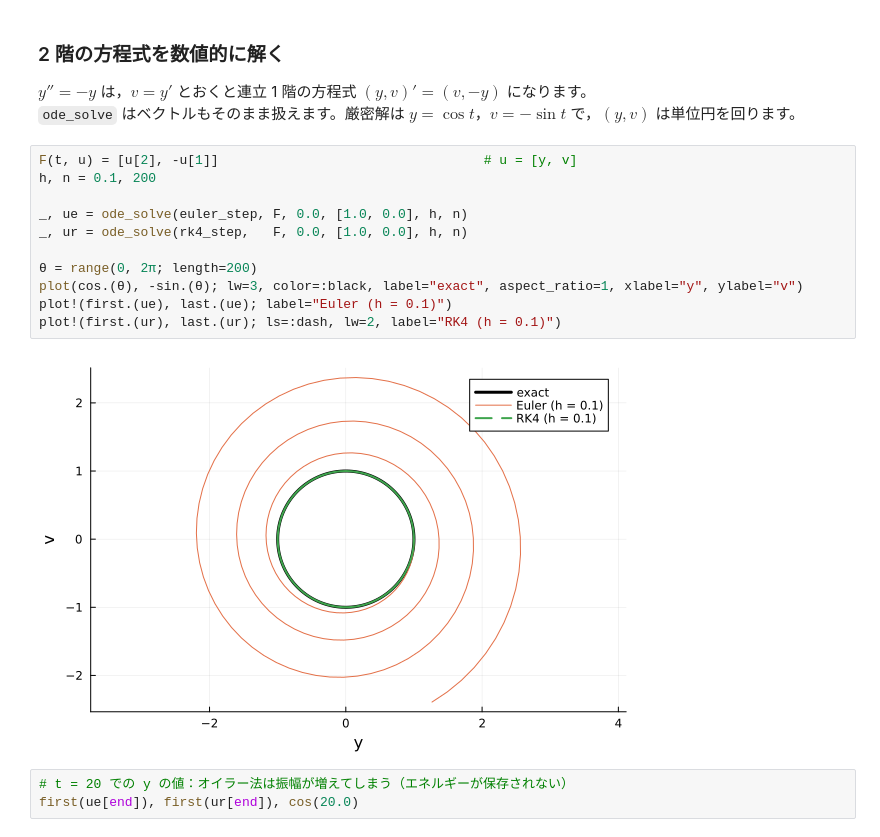
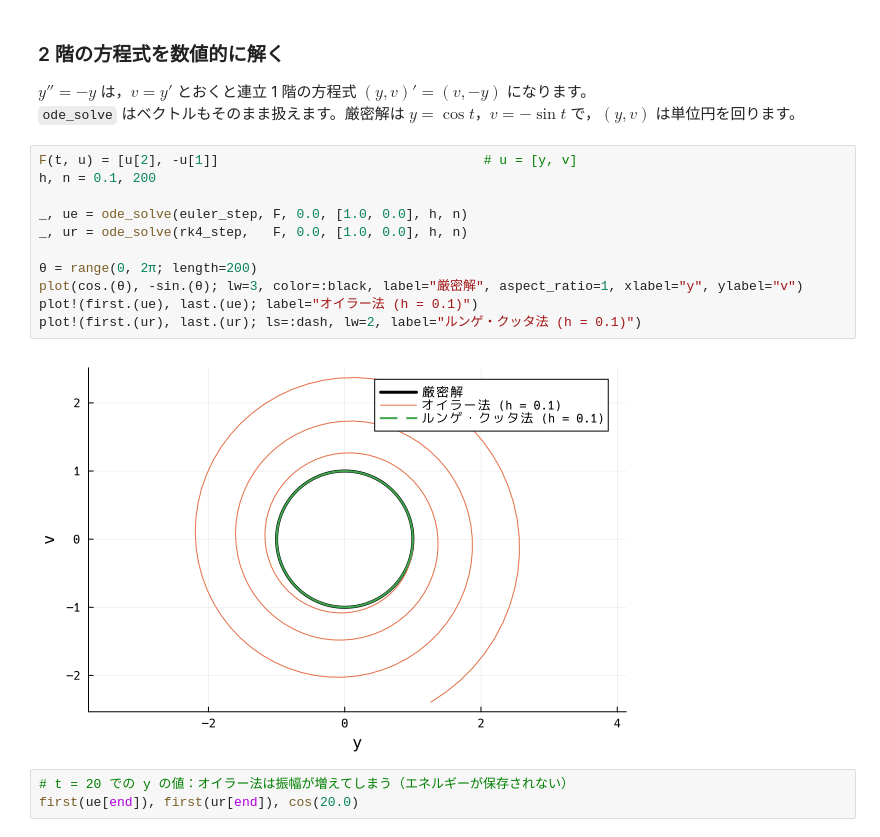
Before and after one commit to shimizudan/20261011wolfram, a Jupyter notebook: julia_wolfram_ode.ipynb, the cells around one changed output. Cells and saved outputs as stored; diff of their text form.

```diff
--- a/julia_wolfram_ode.ipynb
+++ b/julia_wolfram_ode.ipynb
@@ -392,16 +394,16 @@ $y'' = -y$ は，$v = y'$ とおくと連立 1 階の方程式 $(y, v)' = (v, -y
 # %%
 F(t, u) = [u[2], -u[1]]                                  # u = [y, v]
 h, n = 0.1, 200
 
 _, ue = ode_solve(euler_step, F, 0.0, [1.0, 0.0], h, n)
 _, ur = ode_solve(rk4_step,   F, 0.0, [1.0, 0.0], h, n)
 
 θ = range(0, 2π; length=200)
-plot(cos.(θ), -sin.(θ); lw=3, color=:black, label="exact", aspect_ratio=1, xlabel="y", ylabel="v")
-plot!(first.(ue), last.(ue); label="Euler (h = 0.1)")
-plot!(first.(ur), last.(ur); ls=:dash, lw=2, label="RK4 (h = 0.1)")
+plot(cos.(θ), -sin.(θ); lw=3, color=:black, label="厳密解", aspect_ratio=1, xlabel="y", ylabel="v")
+plot!(first.(ue), last.(ue); label="オイラー法 (h = 0.1)")
+plot!(first.(ur), last.(ur); ls=:dash, lw=2, label="ルンゲ・クッタ法 (h = 0.1)")
 # %% [output]
-[figure, old version]
+[figure, new version]
 # %%
 # t = 20 での y の値：オイラー法は振幅が増えてしまう（エネルギーが保存されない）
 first(ue[end]), first(ur[end]), cos(20.0)
```
Also changed, not shown: parts of 13 cells of this notebook, 11 other files.
